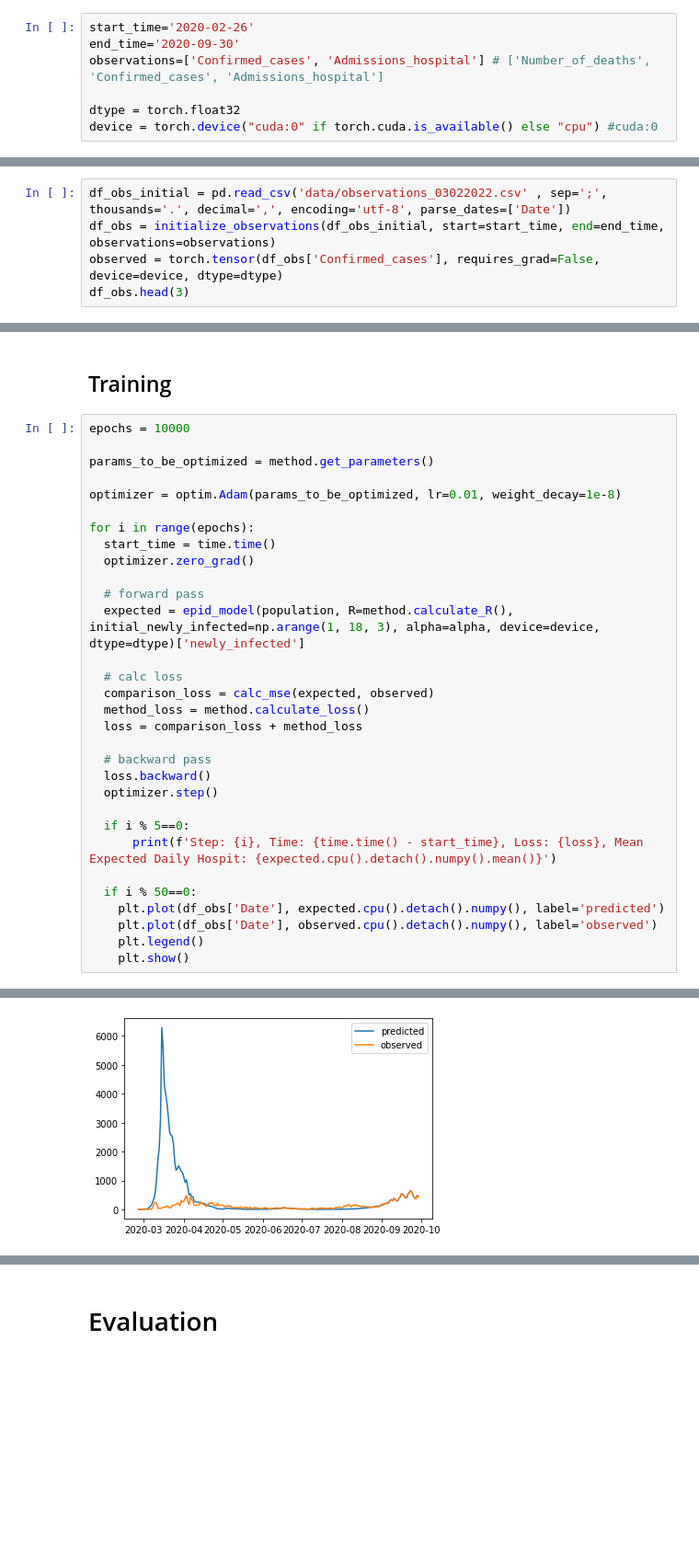
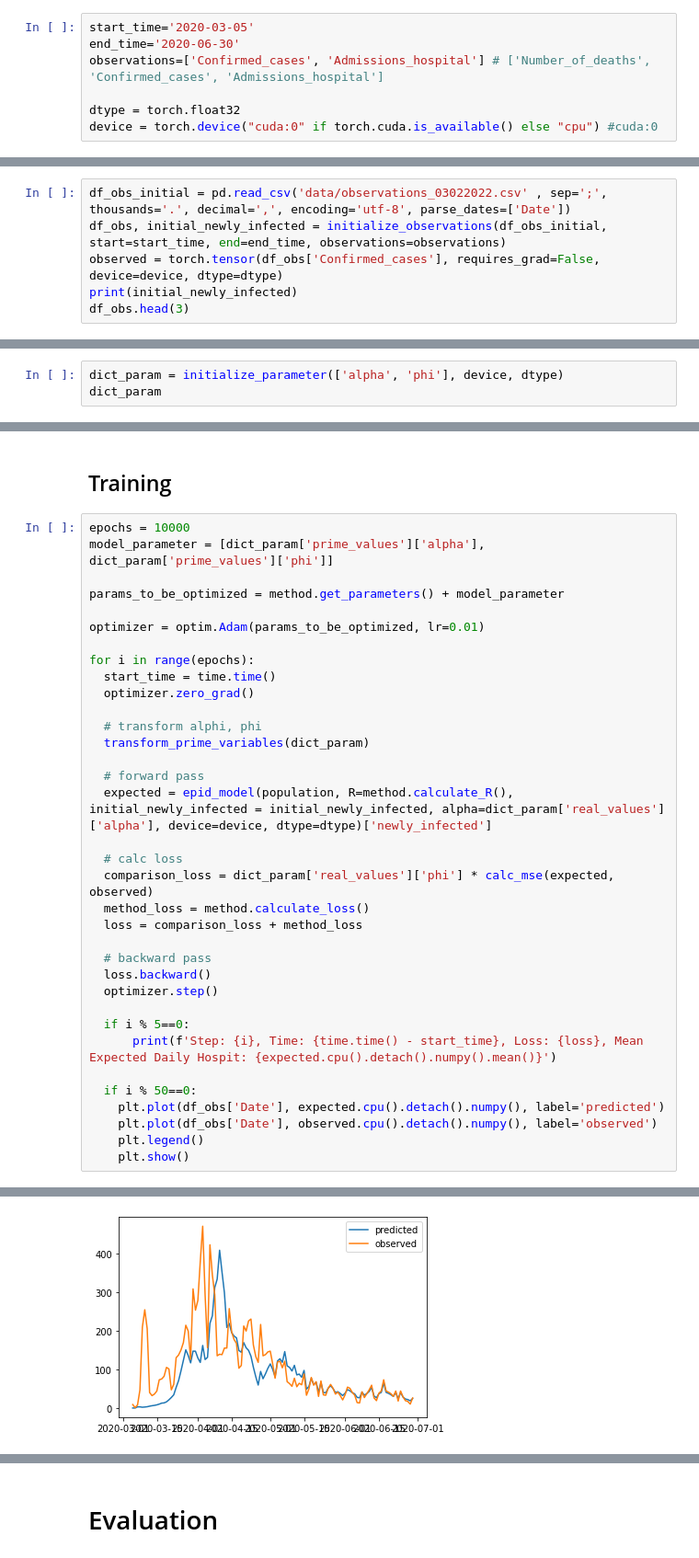
Before and after one commit to anuarsantoyo/master-thesis, a Jupyter notebook: model/220308_model_optimization.ipynb, the cells around one changed output, grey strips where cells are left out. Shown at 92% size. Saved outputs shown, nothing was run; the diff lists cells and outputs as text; blank space fills up the shorter version.

```diff
--- a/model/220308_model_optimization.ipynb
+++ b/model/220308_model_optimization.ipynb
@@ -42,8 +40,8 @@ from model.modelhelper import *
 # %% [markdown]
 ## Optimization Settings
 # %%
-start_time='2020-02-26'
-end_time='2020-09-30'
+start_time='2020-03-05'
+end_time='2020-06-30'
 observations=['Confirmed_cases', 'Admissions_hospital'] # ['Number_of_deaths', 'Confirmed_cases', 'Admissions_hospital']
 
 dtype = torch.float32
@@ -52,7 +50,8 @@ device = torch.device("cuda:0" if torch.cuda.is_available() else "cpu") #cuda:0
 ## Initialize Observations
 # %%
 df_obs_initial = pd.read_csv('data/observations_03022022.csv' , sep=';', thousands='.', decimal=',', encoding='utf-8', parse_dates=['Date'])
-df_obs = initialize_observations(df_obs_initial, start=start_time, end=end_time, observations=observations)
+df_obs, initial_newly_infected = initialize_observations(df_obs_initial, start=start_time, end=end_time, observations=observations)
 observed = torch.tensor(df_obs['Confirmed_cases'], requires_grad=False, device=device, dtype=dtype)
+print(initial_newly_infected)
 df_obs.head(3)
 # %% [output]
@@ -86,0 +85,3 @@ alpha = 0.01
+# %%
+dict_param = initialize_parameter(['alpha', 'phi'], device, dtype)
+dict_param
@@ -90,20 +96,24 @@ alpha = 0.01
 ## Training
 # %%
 epochs = 10000
+model_parameter = [dict_param['prime_values']['alpha'], dict_param['prime_values']['phi']]
 
-params_to_be_optimized = method.get_parameters()
+params_to_be_optimized = method.get_parameters() + model_parameter
 
-optimizer = optim.Adam(params_to_be_optimized, lr=0.01, weight_decay=1e-8)
+optimizer = optim.Adam(params_to_be_optimized, lr=0.01)
 
 for i in range(epochs):
   start_time = time.time()
   optimizer.zero_grad()
 
+  # transform alphi, phi
+  transform_prime_variables(dict_param)
+
   # forward pass
-  expected = epid_model(population, R=method.calculate_R(), initial_newly_infected=np.arange(1, 18, 3), alpha=alpha, device=device, dtype=dtype)['newly_infected']
+  expected = epid_model(population, R=method.calculate_R(), initial_newly_infected = initial_newly_infected, alpha=dict_param['real_values']['alpha'], device=device, dtype=dtype)['newly_infected']
 
   # calc loss
-  comparison_loss = calc_mse(expected, observed)
+  comparison_loss = dict_param['real_values']['phi'] * calc_mse(expected, observed)
   method_loss = method.calculate_loss()
   loss = comparison_loss + method_loss
 
@@ -135 +145 @@ Step: 50, Time: 0.13642501831054688, Loss: 827959.4375, Mean Expected Daily Hosp
-[figure, old version]
+[figure, new version]
```
Also changed, not shown: parts of 12 cells of this notebook, 1 other file.
